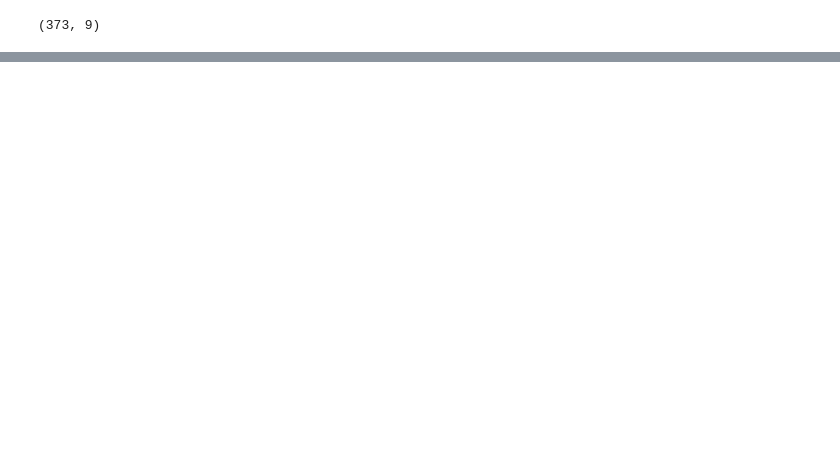
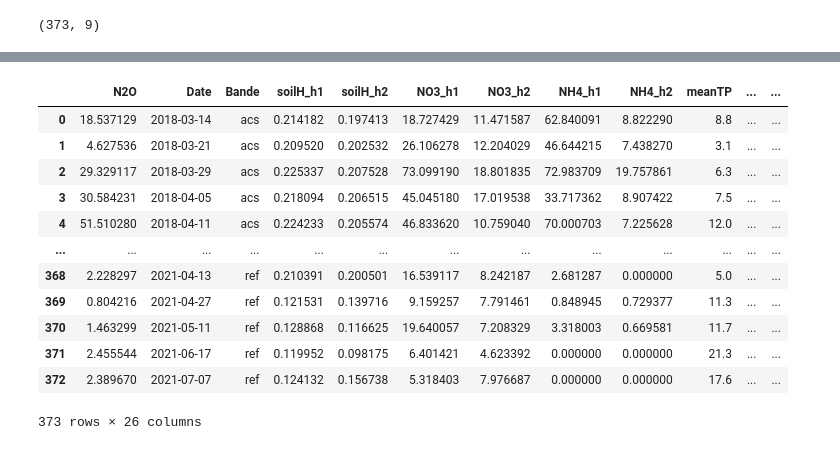
Before and after one commit to drylse/fil_rouge, a Jupyter notebook: codes_pretraitement/pretraitement.ipynb, the cells around one changed output, grey strips where cells are left out. Drawn from its saved outputs; the diff is of its cells as text; code cells hidden in the pictures; blank space fills up the shorter version.

```diff
--- a/codes_pretraitement/pretraitement.ipynb
+++ b/codes_pretraitement/pretraitement.ipynb
@@ -1114,5 +1077,5 @@ CP_concat.head()
 # %%
-dataf = pd.DataFrame()
+data = pd.DataFrame()
 
 for idx,value in zip(ntraj_peak.index, ntraj_peak["N2O gN.ha-1.j-1"]):
     doi = ntraj_peak.at[idx, "Date"]
@@ -1121,20 +1084,40 @@ for idx,value in zip(ntraj_peak.index, ntraj_peak["N2O gN.ha-1.j-1"]):
     ntraj_bande = ntraj[ntraj["Bande"] == bande].reset_index(drop=True)
     CP_bande = CP_concat[CP_concat["Bande"]==bande].reset_index(drop=True)
 
-    df_data = pd.DataFrame({"N2O":[value], "Date":[doi], "Bande":[bande], "soilH_H1":[ntraj_bande[ntraj_bande["Date"]==doi]["%H - h1"].values[0]],
-                         "soilH_H2":[ntraj_bande[ntraj_bande["Date"]==doi]["%H - h2"].values[0]], "NO3_H1":[ntraj_bande[ntraj_bande["Date"]==doi]["NO3 Sol - h1\nkgN.ha-1"].values[0]],
-                         "NO3_H2":[ntraj_bande[ntraj_bande["Date"]==doi]["NO3 Sol - h2\nkgN.ha-1"].values[0]], "NH4_H1":[ntraj_bande[ntraj_bande["Date"]==doi]["NH4 Sol - h1\nkgN.ha-1"].values[0]],
-                         "NH4_H2":[ntraj_bande[ntraj_bande["Date"]==doi]["NH4 Sol - h2\nkgN.ha-1"].values[0]], "meanTP":[meteo[meteo["Date"]==doi]["Temp moyenne (°C)"].values[0]],
-                         "airH":[meteo[meteo["Date"]==doi]["Humidité moyenne (%)"].values[0]], "pluie":[meteo[meteo["Date"]==doi]["Pluie (mm)"].values[0]],
+    df_data = pd.DataFrame({"N2O":[value], "Date":[doi], "Bande":[bande], "soilH_h1":[ntraj_bande[ntraj_bande["Date"]==doi]["%H - h1"].values[0]],
+                         "soilH_h2":[ntraj_bande[ntraj_bande["Date"]==doi]["%H - h2"].values[0]], "NO3_h1":[ntraj_bande[ntraj_bande["Date"]==doi]["NO3 Sol - h1\nkgN.ha-1"].values[0]],
+                         "NO3_h2":[ntraj_bande[ntraj_bande["Date"]==doi]["NO3 Sol - h2\nkgN.ha-1"].values[0]], "NH4_h1":[ntraj_bande[ntraj_bande["Date"]==doi]["NH4 Sol - h1\nkgN.ha-1"].values[0]],
+                         "NH4_h2":[ntraj_bande[ntraj_bande["Date"]==doi]["NH4 Sol - h2\nkgN.ha-1"].values[0]], "meanTP":[meteo[meteo["Date"]==doi]["Temp moyenne (°C)"].values[0]],
+                         "air_humidity":[meteo[meteo["Date"]==doi]["Humidité moyenne (%)"].values[0]], "pluie":[meteo[meteo["Date"]==doi]["Pluie (mm)"].values[0]],
                          "CP":CP_bande[CP_bande["Date"]==doi]["CP"].values[0], "peuplement":[CP_bande[CP_bande["Date"]==doi]["Peuplement"].values[0]],
                          "fertilisation":[CP_bande[CP_bande["Date"]==doi]["uN"].values[0]], "nbJours_ferti":[CP_bande[CP_bande["Date"]==doi]["nbJours_ferti"].values[0]],
-                         "travail_sol":[CP_bande[CP_bande["Date"]==doi]["Travail_sol"].values[0]], "nbJours_travail_sol":[CP_bande[CP_bande["Date"]==doi]["nbJours_travail_sol"].values[0]],
-                         "ajout_phyto":[CP_bande[CP_bande["Date"]==doi]["Ajout_phyto"].values[0]], "nbJours_phyto":[CP_bande[CP_bande["Date"]==doi]["nbJours_phyto"].values[0]],
-                         "semis":[CP_bande[CP_bande["Date"]==doi]["Semis"].values[0]], "nbJours_semis":[CP_bande[CP_bande["Date"]==doi]["nbJours_semis"].values[0]],
-                         "recolte":[CP_bande[CP_bande["Date"]==doi]["Recolte"].values[0]], "nbJours_rec":[CP_bande[CP_bande["Date"]==doi]["nbJours_rec"].values[0]]})
+                         "travail_sol":[CP_bande[CP_bande["Date"]==doi]["Travail_sol"].values[0]], "ajout_phyto":[CP_bande[CP_bande["Date"]==doi]["Ajout_phyto"].values[0]],
+                         "semis":[CP_bande[CP_bande["Date"]==doi]["Semis"].values[0]], "recolte":[CP_bande[CP_bande["Date"]==doi]["Recolte"].values[0]],
+                         "mean_soilH_h1":rolling_by(ntraj_bande, ["%H - h1"], 5, lambda x: x.mean())[rolling_by(ntraj_bande, ["%H - h1"], 5, lambda x: x.mean())["Date"]==doi].iloc[:,1],
+                         "mean_soilH_h2":rolling_by(ntraj_bande, ["%H - h2"], 5, lambda x: x.mean())[rolling_by(ntraj_bande, ["%H - h2"], 5, lambda x: x.mean())["Date"]==doi].iloc[:,1],
+                         "mean_NO3_h1":rolling_by(ntraj_bande, ["NO3 Sol - h1\nkgN.ha-1"], 5, lambda x: x.mean())[rolling_by(ntraj_bande, ["NO3 Sol - h1\nkgN.ha-1"], 5, lambda x: x.mean())["Date"]==doi].iloc[:,1],
+                         "mean_NO3_h2":rolling_by(ntraj_bande, ["NO3 Sol - h2\nkgN.ha-1"], 5, lambda x: x.mean())[rolling_by(ntraj_bande, ["NO3 Sol - h2\nkgN.ha-1"], 5, lambda x: x.mean())["Date"]==doi].iloc[:,1],
+                         "mean_NH4_h1":rolling_by(ntraj_bande, ["NH4 Sol - h1\nkgN.ha-1"], 5, lambda x: x.mean())[rolling_by(ntraj_bande, ["NH4 Sol - h1\nkgN.ha-1"], 5, lambda x: x.mean())["Date"]==doi].iloc[:,1],
+                         "mean_NH4_h2":rolling_by(ntraj_bande, ["NH4 Sol - h2\nkgN.ha-1"], 5, lambda x: x.mean())[rolling_by(ntraj_bande, ["NH4 Sol - h2\nkgN.ha-1"], 5, lambda x: x.mean())["Date"]==doi].iloc[:,1]})
 
 
-    dfs = [dataf, df_data]
-    dataf = pd.concat(dfs, axis=0, ignore_index=True)
-    dataf = pd.DataFrame(dataf)
+    dfs = [data, df_data]
+    data = pd.concat(dfs, axis=0, ignore_index=True)
+    data = pd.DataFrame(data)
+# %%
+data
+# %% [output]
+|  | N2O | Date | Bande | soilH_h1 | soilH_h2 | NO3_h1 | NO3_h2 | NH4_h1 | NH4_h2 | meanTP | ... | ... |
+| 0 | 18.537129 | 2018-03-14 | acs | 0.214182 | 0.197413 | 18.727429 | 11.471587 | 62.840091 | 8.822290 | 8.8 | ... | ... |
+| 1 | 4.627536 | 2018-03-21 | acs | 0.209520 | 0.202532 | 26.106278 | 12.204029 | 46.644215 | 7.438270 | 3.1 | ... | ... |
+| 2 | 29.329117 | 2018-03-29 | acs | 0.225337 | 0.207528 | 73.099190 | 18.801835 | 72.983709 | 19.757861 | 6.3 | ... | ... |
+| 3 | 30.584231 | 2018-04-05 | acs | 0.218094 | 0.206515 | 45.045180 | 17.019538 | 33.717362 | 8.907422 | 7.5 | ... | ... |
+| 4 | 51.510280 | 2018-04-11 | acs | 0.224233 | 0.205574 | 46.833620 | 10.759040 | 70.000703 | 7.225628 | 12.0 | ... | ... |
+| ... | ... | ... | ... | ... | ... | ... | ... | ... | ... | ... | ... | ... |
+| 368 | 2.228297 | 2021-04-13 | ref | 0.210391 | 0.200501 | 16.539117 | 8.242187 | 2.681287 | 0.000000 | 5.0 | ... | ... |
+| 369 | 0.804216 | 2021-04-27 | ref | 0.121531 | 0.139716 | 9.159257 | 7.791461 | 0.848945 | 0.729377 | 11.3 | ... | ... |
+| 370 | 1.463299 | 2021-05-11 | ref | 0.128868 | 0.116625 | 19.640057 | 7.208329 | 3.318003 | 0.669581 | 11.7 | ... | ... |
+| 371 | 2.455544 | 2021-06-17 | ref | 0.119952 | 0.098175 | 6.401421 | 4.623392 | 0.000000 | 0.000000 | 21.3 | ... | ... |
+| 372 | 2.389670 | 2021-07-07 | ref | 0.124132 | 0.156738 | 5.318403 | 7.976687 | 0.000000 | 0.000000 | 17.6 | ... | ... |
+373 rows × 26 columns
 # %%
```
Also changed, not shown: parts of 52 cells of this notebook, 1 other file.
